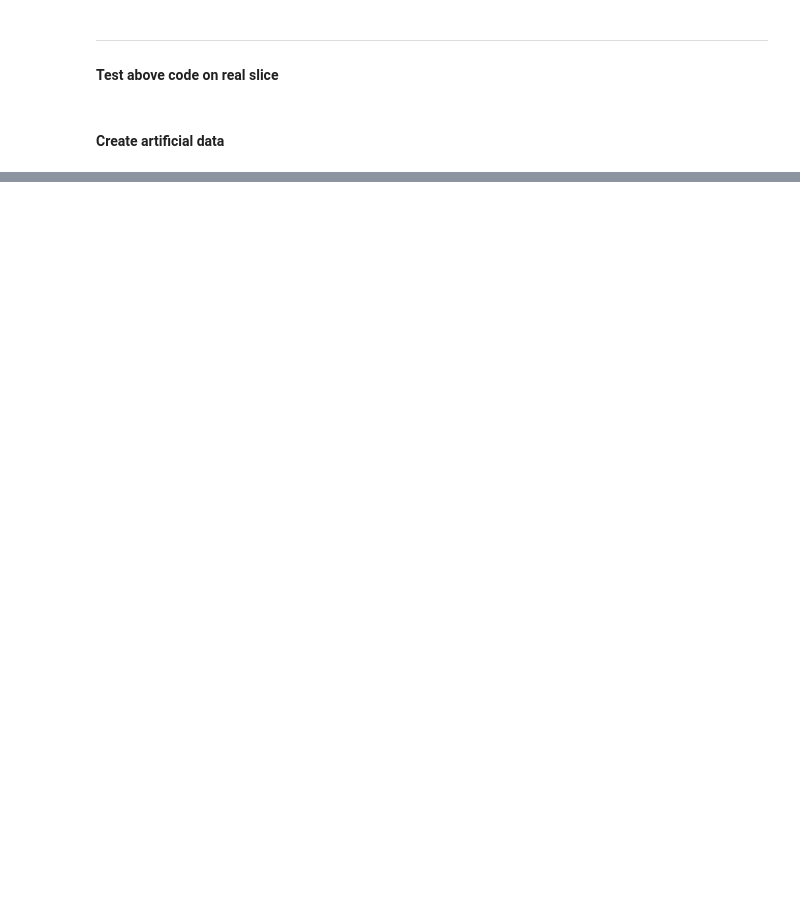
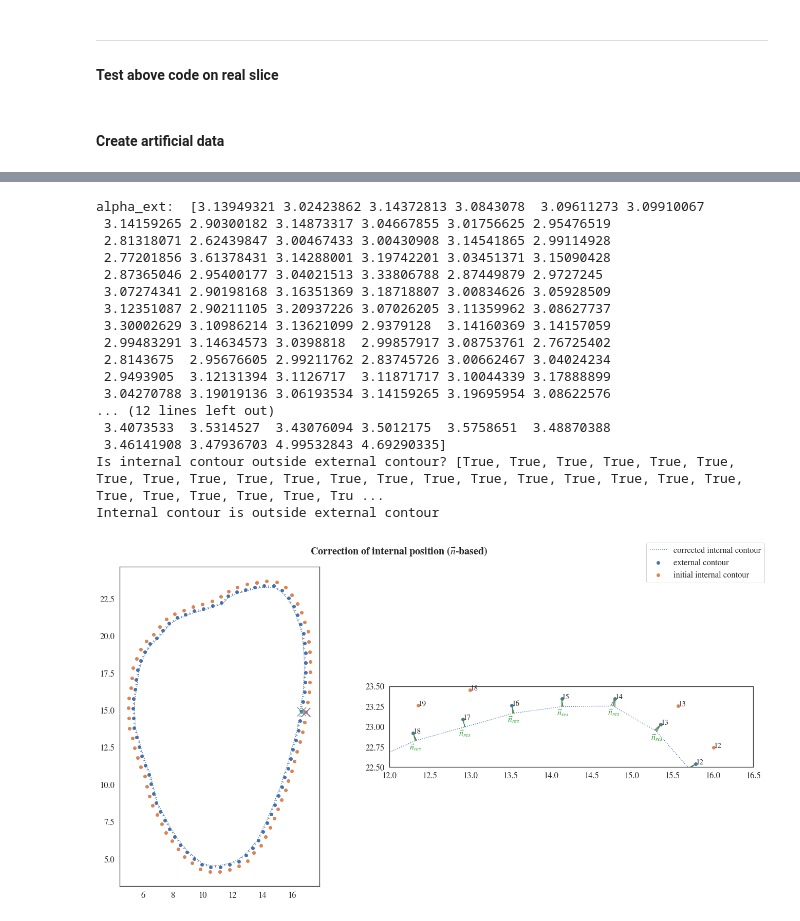
Before and after one commit to artorg-unibe-ch/spline_mesher, a Jupyter notebook: tmp/intersection_internal.ipynb, the cells around one changed output, grey strips where cells are left out. Drawn from its saved outputs; the diff is of its cells as text; code cells hidden in the pictures; blank space fills up the shorter version.

```diff
--- a/tmp/intersection_internal.ipynb
+++ b/tmp/intersection_internal.ipynb
@@ -514,10 +541,14 @@ def show_centres(min_thickness, x_ext, y_ext, x_int, y_int):
     ext_a = np.c_[x_ext, y_ext]
     int_a = np.c_[x_int, y_int]
 
-    ax1.plot(x_ext, y_ext, label='external contour')
-    ax2.plot(x_ext, y_ext)
-    ax1.plot(x_int, y_int, label='initial internal contour')
-    ax2.plot(x_int, y_int)
+    ax1.scatter(x_ext, y_ext, label='external contour')
+    ax2.scatter(x_ext, y_ext)
+    ax1.scatter(x_int, y_int, label='initial internal contour')
+    ax2.scatter(x_int, y_int)
+
+    for i, txt in enumerate(range(len(x_ext))):
+        ax2.annotate(txt, (x_ext[i], y_ext[i]))
+        ax2.annotate(txt, (x_int[i], y_int[i]))
     return ext_a, int_a, dx, dy, dx_med, dy_med, fig, ax1, ax2
 
 
@@ -535,38 +566,81 @@ int_spline = np.r_[int_in, int_f]
 
 # MAIN
 # PARAMS
 MIN_THICKNESS = 100e-3
 
 ext_s, int_s, dx, dy, dx_med, dy_med, fig, ax1, ax2 = show_centres(min_thickness=MIN_THICKNESS,
                                                                    x_ext=ext_spline[:, 0],
                                                                    y_ext=ext_spline[:, 1],
                                                                    x_int=int_spline[:, 0],
                                                                    y_int=int_spline[:, 1])
-bool_min_thickness_s = check_intersection(ext=ext_s, int=int_s, min_thickness=MIN_THICKNESS)
-new_int = correct_intersection(
-    ext_arr=ext_s,
-    int_arr=int_s,
-    dx=dx_med,
-    dy=dy_med,
-    bool_min_thickness=bool_min_thickness_s
-)
+
+boolean_angle = is_internal_inside_external(ext_s, int_s)
+print(f'Is internal contour outside external contour? {boolean_angle}')
+if np.any(boolean_angle) == True:
+    print('Internal contour is outside external contour')
+    new_int = correct_intersection(ext_arr=ext_s,
+                                   int_arr=int_s,
+                                   dx=dx_med,
+                                   dy=dy_med,
+                                   bool_arr=boolean_angle  # take the opposite of the boolean
+                                   )
+elif np.any(boolean_angle) == False:
+    print('Internal contour is inside external contour')
+    bool_min_thickness_s = check_intersection(ext=ext_s, int=int_s, min_thickness=MIN_THICKNESS)
+    new_int = correct_intersection(
+        ext_arr=ext_s,
+        int_arr=int_s,
+        dx=dx_med,
+        dy=dy_med,
+        bool_arr=bool_min_thickness_s
+        )
+else:
+    print('Could not check position between contours')
+
+# bool_min_thickness_s = check_intersection(ext=ext_s, int=int_s, min_thickness=MIN_THICKNESS)
+# new_int = correct_intersection(
+#     ext_arr=ext_s,
+#     int_arr=int_s,
+#     dx=dx_med,
+#     dy=dy_med,
+#     bool_min_thickness=bool_min_thickness_s
+# )
 
 ax1.scatter(ext_spline[0,0], ext_spline[0, 1], marker='x', s=300)
 ax1.scatter(int_spline[0,0], int_spline[0, 1], marker='x', s=300)
 ax1.scatter(loc_int[0], loc_int[1], marker='x', s=300)
 
 ax1.plot(new_int[:, 0], new_int[:, 1], linestyle=':', label='corrected internal contour')
 ax2.plot(new_int[:, 0], new_int[:, 1], linestyle=':')
 ax1.set_aspect('equal')
 ax2.set_aspect('equal')
 ax2.set_xlim(12, 16.5)
 ax2.set_ylim(22.5, 23.5)
 fig.suptitle('Correction of internal position ($\\vec{n}$-based)', weight='bold', fontsize=20)
 fig.legend(loc=1)
 fig.tight_layout()
 
 
 ax1.plot((ext_s[:, 0], ext_s[:, 0]-dy_med), (ext_s[:, 1], ext_s[:,1]+dx_med), color='tab:blue')
 # fig.savefig('Correction_internal_position_mwe.svg')
 # fig.savefig('Correction_internal_position_mwe.png', dpi=300)
 print('')
+# %% [output]
+alpha_ext:  [3.13949321 3.02423862 3.14372813 3.0843078  3.09611273 3.09910067
+ 3.14159265 2.90300182 3.14873317 3.04667855 3.01756625 2.95476519
+ 2.81318071 2.62439847 3.00467433 3.00430908 3.14541865 2.99114928
+ 2.77201856 3.61378431 3.14288001 3.19742201 3.03451371 3.15090428
+ 2.87365046 2.95400177 3.04021513 3.33806788 2.87449879 2.9727245
+ 3.07274341 2.90198168 3.16351369 3.18718807 3.00834626 3.05928509
+ 3.12351087 2.90211105 3.20937226 3.07026205 3.11359962 3.08627737
+ 3.30002629 3.10986214 3.13621099 2.9379128  3.14160369 3.14157059
+ 2.99483291 3.14634573 3.0398818  2.99857917 3.08753761 2.76725402
+ 2.8143675  2.95676605 2.99211762 2.83745726 3.00662467 3.04024234
+ 2.9493905  3.12131394 3.1126717  3.11871717 3.10044339 3.17888899
+ 3.04270788 3.19019136 3.06193534 3.14159265 3.19695954 3.08622576
+... (12 lines left out)
+ 3.4073533  3.5314527  3.43076094 3.5012175  3.5758651  3.48870388
+ 3.46141908 3.47936703 4.99532843 4.69290335]
+Is internal contour outside external contour? [True, True, True, True, True, True, True, True, True, True, True, True, True, True, True, True, True, True, True, True, True, True, True, True, True, Tru ...
+Internal contour is outside external contour
+[figure, added]
```
Also changed, not shown: parts of 8 cells of this notebook.
